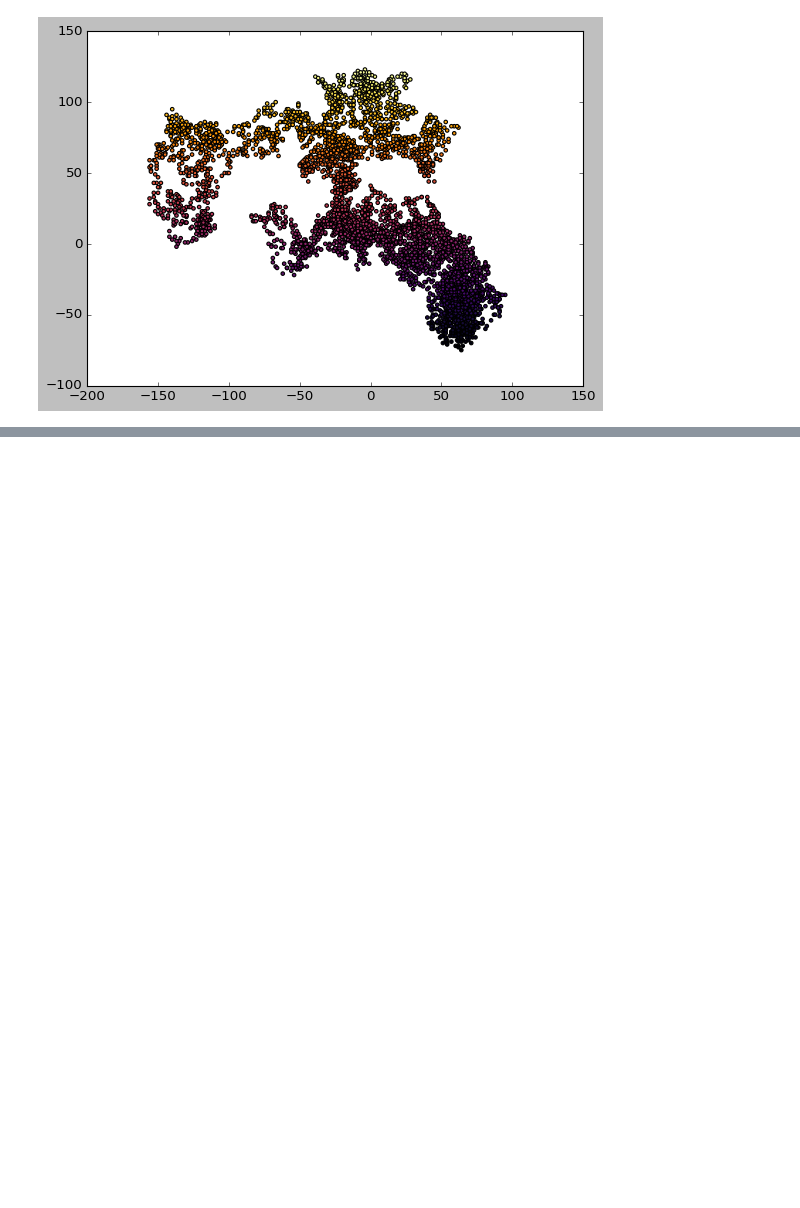
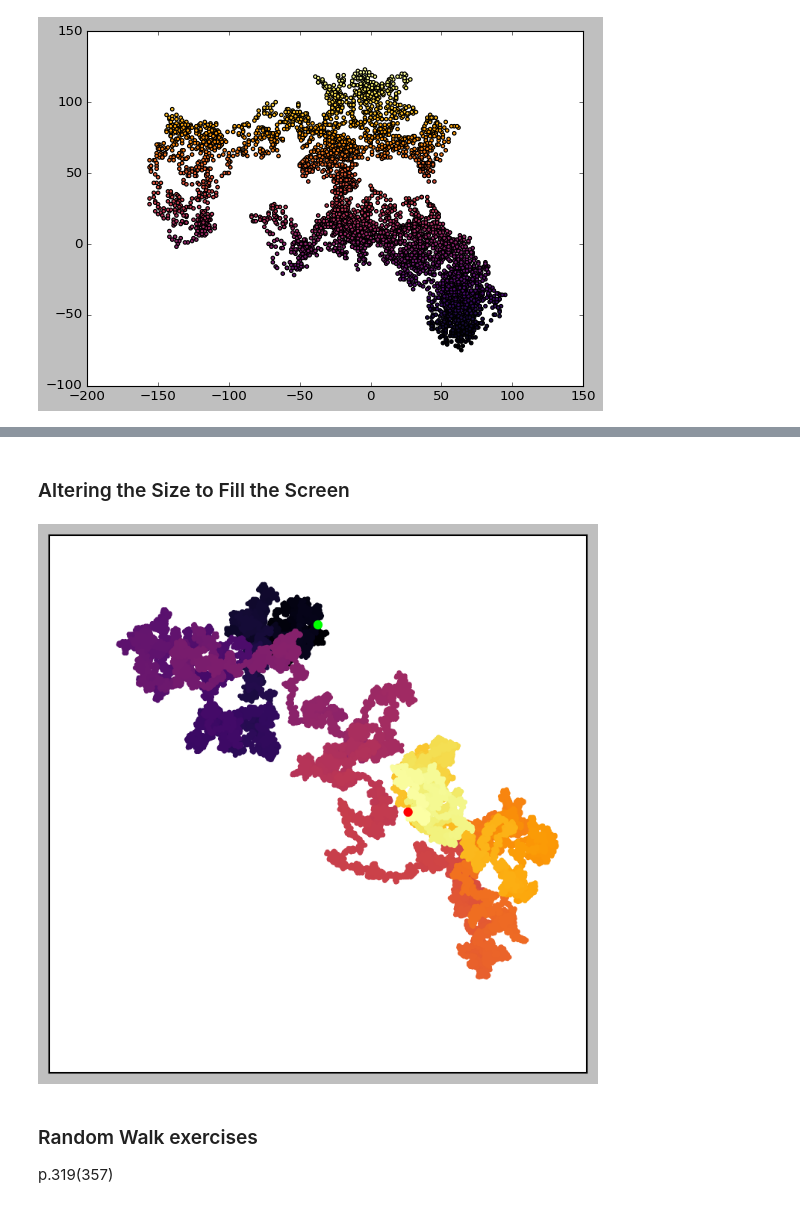
Before and after one commit to almanzanas/DataAnalystsJourney, a Jupyter notebook: data_visualization/generating_data.ipynb, the cells around one changed output, grey strips where cells are left out. Cells and saved outputs as stored; diff of their text form; code cells hidden in the pictures; blank space fills up the shorter version.

```diff
--- a/data_visualization/generating_data.ipynb
+++ b/data_visualization/generating_data.ipynb
@@ -262,0 +375,35 @@ plt.show()
+# %% [markdown]
+### Altering the Size to Fill the Screen
+# %%
+### Altering the Size to Fill the Screen
+
+import matplotlib.pyplot as plt
+from modules.random_walk import RandomWalk
+
+# Make a random walk until we want stop
+rw = RandomWalk(50_000) # Adding plot points to our walk
+rw.fill_walk()
+
+# Plot the points in the walk
+plt.style.use("classic")
+fig, ax = plt.subplots(figsize=(10, 6), dpi=300) # Adding parameter to Figure Size and pixel per inch
+point_numbers = range(rw.num_points)
+ax.scatter(rw.x_val, rw.y_val, s=10, c=point_numbers,
+           cmap=plt.cm.inferno, edgecolors="none")
+ax.set_aspect("equal")
+
+# Emphasize the first and last points
+ax.scatter(0,0, c="lime", edgecolors="none", s=35)
+ax.scatter(rw.x_val[-1], rw.y_val[-1], c="red", edgecolors="none", s=35)
+
+# Remove the axes for a clean graph
+ax.get_xaxis().set_visible(False)
+ax.get_yaxis().set_visible(False)
+
+plt.show()
+# %% [output]
+[figure, added]
+# %% [markdown]
+### Random Walk exercises
+
+p.319(357)
```
Also changed, not shown: parts of 18 cells of this notebook.
